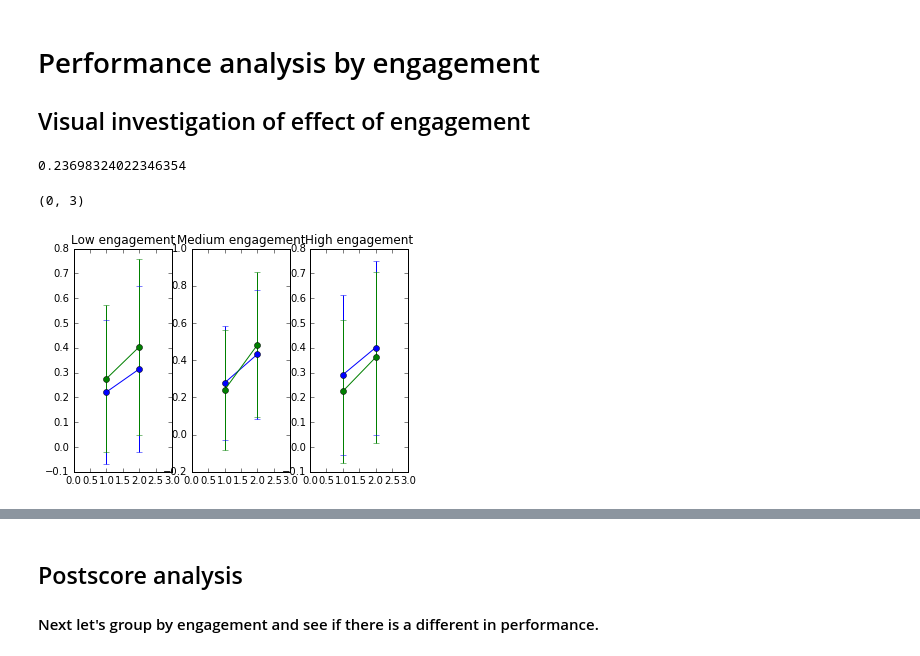
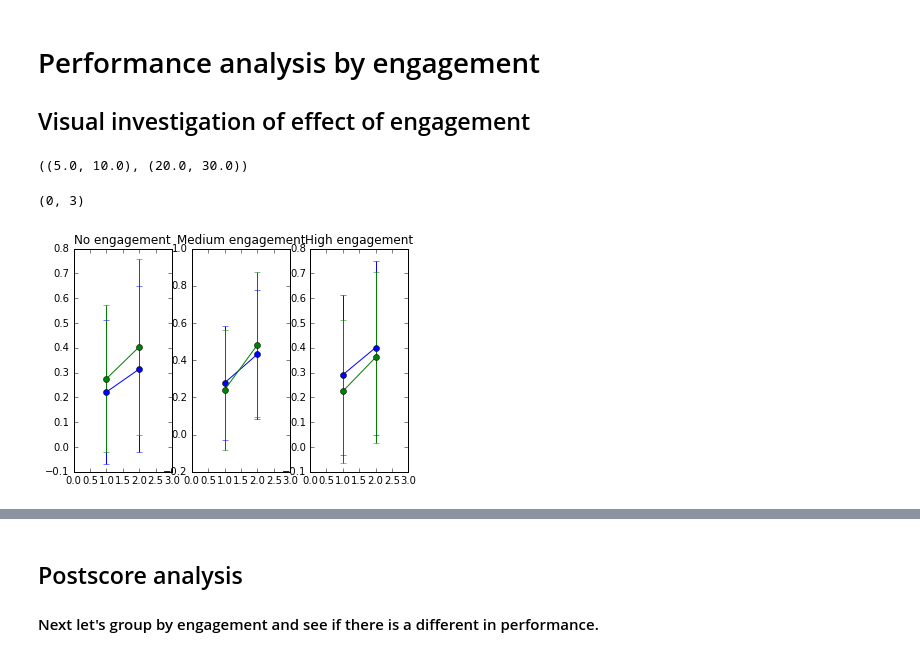
Before and after one commit to sperez8/Phet-log-analyzer, a Jupyter notebook: prereading/storyline_prereading.ipynb, the cells around one changed output, grey strips where cells are left out. Cells and saved outputs as stored; diff of their text form; code cells hidden in the pictures.

```diff
--- a/prereading/storyline_prereading.ipynb
+++ b/prereading/storyline_prereading.ipynb
@@ -391,44 +441,49 @@ MannwhitneyuResult(statistic=99550.5, pvalue=0.064606164765661347) for text
 # %% [markdown]
 # Performance analysis by engagement
 ## Visual investigation of effect of engagement
-# %%
-np.mean(df2[(df2['Treatment']=='PhetThenText') & (df2['Time on PhET']<50)]['Prescore'])
-np.std(df2[(df2['Treatment']=='PhetThenText') & (df2['Time on PhET']<5)]['Prescore'])
-# %% [output]
-0.23698324022346354
+# %%
+df3 = df2[df2['Treatment']!='TextOnly']
+eng_levels_phet = (np.percentile(df3['Time on PhET'],33), np.percentile(df3['Time on PhET'],66))
+eng_levels_text = (np.percentile(df2['Time on text'],33), np.percentile(df2['Time on text'],66))
+eng_levels_phet, eng_levels_text
+# np.std(df2[(df2['Treatment']==t) & (df2['Time on PhET']<eng_levels_phet[0])]['Prescore'])/math.sqrt(df2[(df2['Treatment']==t) & (df2['Time on PhET']<eng_levels_phet[0])].shape[0])
+# %% [output]
+((5.0, 10.0), (20.0, 30.0))
 # %%
 ##show line plots with x = pre to post, colored by condition, grouped by engagement level
 fig, axs = plt.subplots(nrows=1, ncols=3, sharex=True)
 shape_treatment={'TextThenPhet':'-','TextOnly':'.','PhetThenText':'.-'}
-treatments = ['TextThenPhet','PhetThenText']
+treatments_to_use = ['TextThenPhet','PhetThenText']
+
+
 ax = axs[0]
-for t in treatments:
-    ax.errorbar([1,2],[np.mean(df2[(df2['Treatment']==t) & (df2['Time on PhET']<5)]['Prescore']),
-        np.mean(df2[(df2['Treatment']==t) & (df2['Time on PhET']<5)]['Postscore'])],
-        yerr=[np.std(df2[(df2['Treatment']==t) & (df2['Time on PhET']<5)]['Prescore']),
-        np.std(df2[(df2['Treatment']==t) & (df2['Time on PhET']<5)]['Postscore'])],
+for t in treatments_to_use:
+    ax.errorbar([1,2],[np.mean(df2[(df2['Treatment']==t) & (df2['Time on PhET']<eng_levels_phet[0])]['Prescore']),
+        np.mean(df2[(df2['Treatment']==t) & (df2['Time on PhET']<eng_levels_phet[0])]['Postscore'])],
+        yerr=[np.std(df2[(df2['Treatment']==t) & (df2['Time on PhET']<eng_levels_phet[0])]['Prescore']),
+        np.std(df2[(df2['Treatment']==t) & (df2['Time on PhET']<eng_levels_phet[0])]['Postscore'])],
         fmt='-o')
-ax.set_title('Low engagement')
+ax.set_title('No engagement')
 
 ax = axs[1]
-for t in treatments:
-    ax.errorbar([1,2],[np.mean(df2[(df2['Treatment']==t) & (df2['Time on PhET']>=5) & (df2['Time on PhET']<10)]['Prescore']),
-        np.mean(df2[(df2['Treatment']==t) & (df2['Time on PhET']>=5) & (df2['Time on PhET']<10)]['Postscore'])],
-        yerr=[np.std(df2[(df2['Treatment']==t) & (df2['Time on PhET']>=5) & (df2['Time on PhET']<10)]['Prescore']),
-        np.std(df2[(df2['Treatment']==t) & (df2['Time on PhET']>=5) & (df2['Time on PhET']<10)]['Postscore'])],
+for t in treatments_to_use:
+    ax.errorbar([1,2],[np.mean(df2[(df2['Treatment']==t) & (df2['Time on PhET']>=eng_levels_phet[0]) & (df2['Time on PhET']<eng_levels_phet[1])]['Prescore']),
+        np.mean(df2[(df2['Treatment']==t) & (df2['Time on PhET']>=eng_levels_phet[0]) & (df2['Time on PhET']<eng_levels_phet[1])]['Postscore'])],
+        yerr=[np.std(df2[(df2['Treatment']==t) & (df2['Time on PhET']>=eng_levels_phet[0]) & (df2['Time on PhET']<eng_levels_phet[1])]['Prescore']),
+        np.std(df2[(df2['Treatment']==t) & (df2['Time on PhET']>=eng_levels_phet[0]) & (df2['Time on PhET']<eng_levels_phet[1])]['Postscore'])],
         fmt='-o')
 ax.set_title('Medium engagement')
 
 ax = axs[2]
-for t in treatments:
-    ax.errorbar([1,2],[np.mean(df2[(df2['Treatment']==t) & (df2['Time on PhET']>=10)]['Prescore']),
-        np.mean(df2[(df2['Treatment']==t) & (df2['Time on PhET']>=10)]['Postscore'])],
-        yerr=[np.std(df2[(df2['Treatment']==t) & (df2['Time on PhET']>=10)]['Prescore']),
-        np.std(df2[(df2['Treatment']==t) & (df2['Time on PhET']>=10)]['Postscore'])],
+for t in treatments_to_use:
+    ax.errorbar([1,2],[np.mean(df2[(df2['Treatment']==t) & (df2['Time on PhET']>=eng_levels_phet[1])]['Prescore']),
+        np.mean(df2[(df2['Treatment']==t) & (df2['Time on PhET']>=eng_levels_phet[1])]['Postscore'])],
+        yerr=[np.std(df2[(df2['Treatment']==t) & (df2['Time on PhET']>=eng_levels_phet[1])]['Prescore']),
+        np.std(df2[(df2['Treatment']==t) & (df2['Time on PhET']>=eng_levels_phet[1])]['Postscore'])],
         fmt='-o')
 ax.set_title('High engagement')
 
 ax.set_xlim([0,3])
 # %% [output]
 (0, 3)
-[figure, old version]
+[figure, new version]
```
Also changed, not shown: parts of 20 cells of this notebook.
